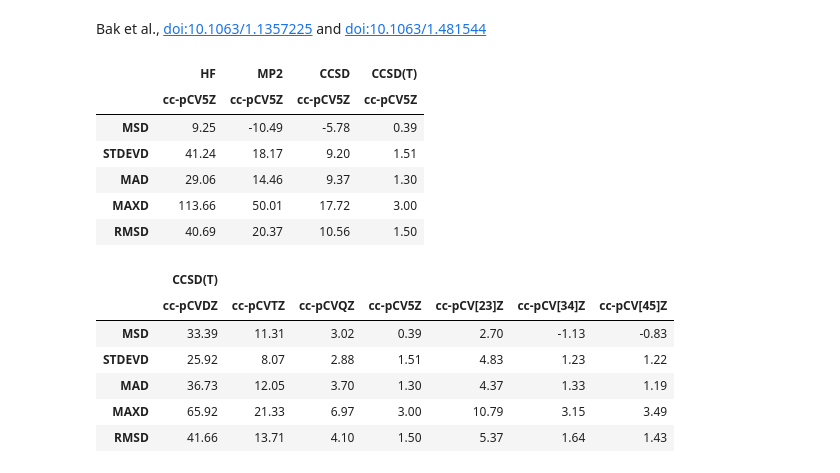
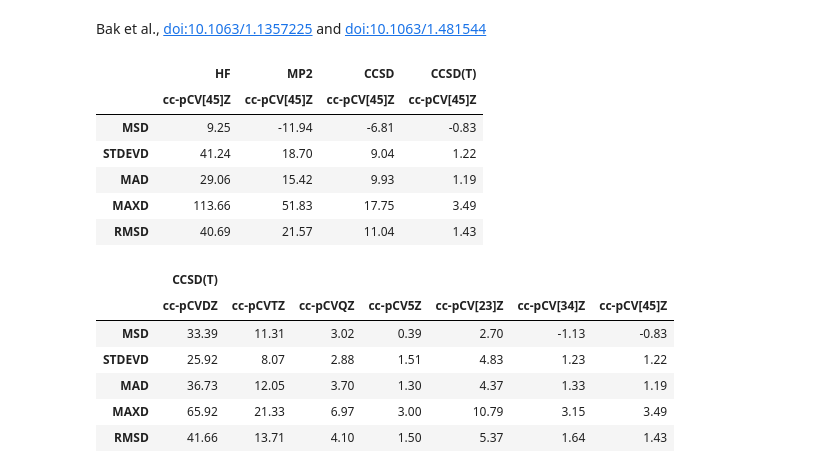
Before and after one commit to molpro/pymolpro, a Jupyter notebook: docs/source/examples/thermochemical_benchmark_Bak2000_reactions.ipynb, the cells around one changed output. Cells and saved outputs as stored; diff of their text form; code cells hidden in the pictures.

```diff
--- a/docs/source/examples/thermochemical_benchmark_Bak2000_reactions.ipynb
+++ b/docs/source/examples/thermochemical_benchmark_Bak2000_reactions.ipynb
@@ -27,19 +27,21 @@ for method in methods:
         results[method][result.basis]=result
     for basis in results[method]:
         if basis not in bases: bases.append(basis)
-# %%
-tokj = 2625.49963948
-pd.set_option('display.precision', 2)
-method_errors = pymolpro.database.analyse([results[method]['cc-pCV5Z'] for method in methods], db)[
-                    'reaction statistics'] * tokj
-method_errors
-# %% [output]
-|  | HF | MP2 | CCSD | CCSD(T) |
-|  | cc-pCV5Z | cc-pCV5Z | cc-pCV5Z | cc-pCV5Z |
-| MSD | 9.25 | -10.49 | -5.78 | 0.39 |
-| STDEVD | 41.24 | 18.17 | 9.20 | 1.51 |
-| MAD | 29.06 | 14.46 | 9.37 | 1.30 |
-| MAXD | 113.66 | 50.01 | 17.72 | 3.00 |
-| RMSD | 40.69 | 20.37 | 10.56 | 1.50 |
+# %%
+pd.set_option('display.precision', 2)
+method_errors = pymolpro.database.analyse([results[method]['cc-pCV[45]Z'] for method in methods], db, 'kJ/mol')[
+                    'reaction statistics']
+with open(project_name + '.method_errors.tex', 'w') as tf:
+    tf.write('\\ifx\\toprule\\undefined\\def\\toprule{\\hline\\hline}\n\\def\\midrule{\\hline}\n\\def\\bottomrule{\\hline\\hline}\\fi') # or \usepackage{booktabs}
+    tf.write(method_errors.style.format(precision=2).to_latex(hrules=True,multicol_align='c',caption='Method errors'))
+method_errors
+# %% [output]
+|  | HF | MP2 | CCSD | CCSD(T) |
+|  | cc-pCV[45]Z | cc-pCV[45]Z | cc-pCV[45]Z | cc-pCV[45]Z |
+| MSD | 9.25 | -11.94 | -6.81 | -0.83 |
+| STDEVD | 41.24 | 18.70 | 9.04 | 1.22 |
+| MAD | 29.06 | 15.42 | 9.93 | 1.19 |
+| MAXD | 113.66 | 51.83 | 17.75 | 3.49 |
+| RMSD | 40.69 | 21.57 | 11.04 | 1.43 |
 # %%
 pd.set_option('display.precision', 2)
```
Also changed, not shown: parts of 2 cells of this notebook, 2 other files.
